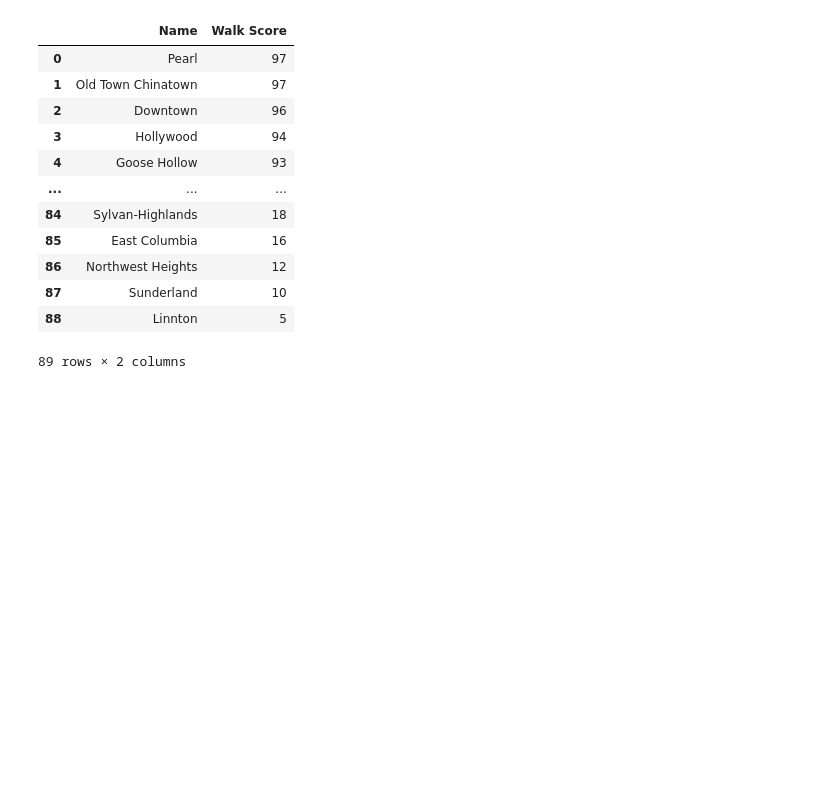
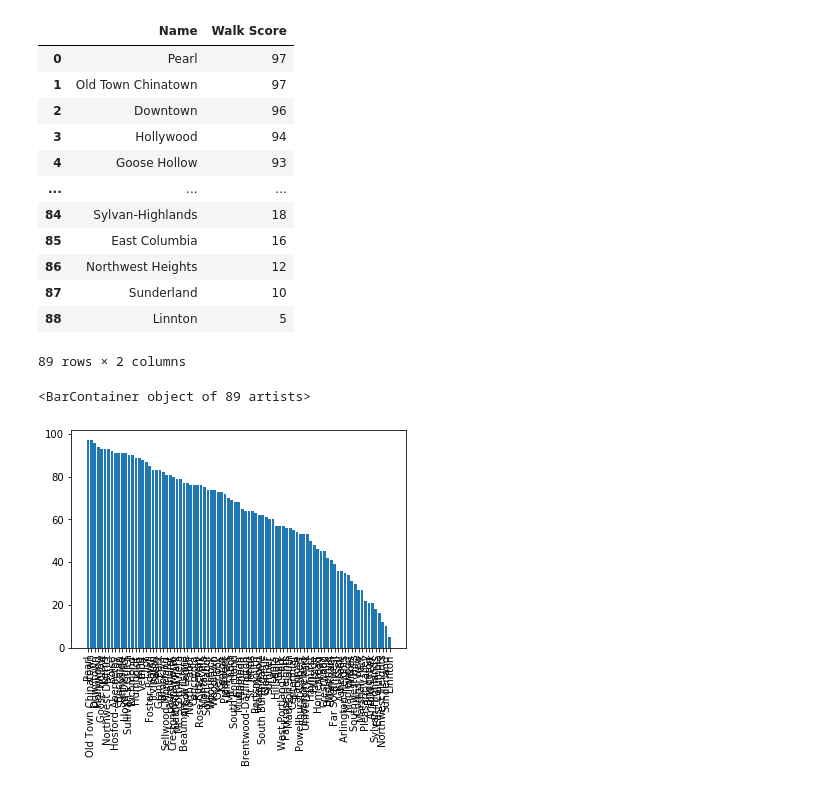
Before and after one commit to troypramsey/WalkabilityRaceIncome_InPortland_2012-2018, a Jupyter notebook: Walkscore_DF.ipynb, the cells around one changed output. Cells and saved outputs as stored; diff of their text form; code cells hidden in the pictures; blank space fills up the shorter version.

```diff
--- a/Walkscore_DF.ipynb
+++ b/Walkscore_DF.ipynb
@@ -43,4 +43,7 @@ walkscore_df
 # %%
 plt.xticks(rotation=90)
 # plt.xscale(100)
-plt.bar(walkx,y)
+plt.bar(walk_x,walk_y)
+# %% [output]
+<BarContainer object of 89 artists>
+[figure, added]
```
Also changed, not shown: parts of 1 cell of this notebook, 3 other files.
